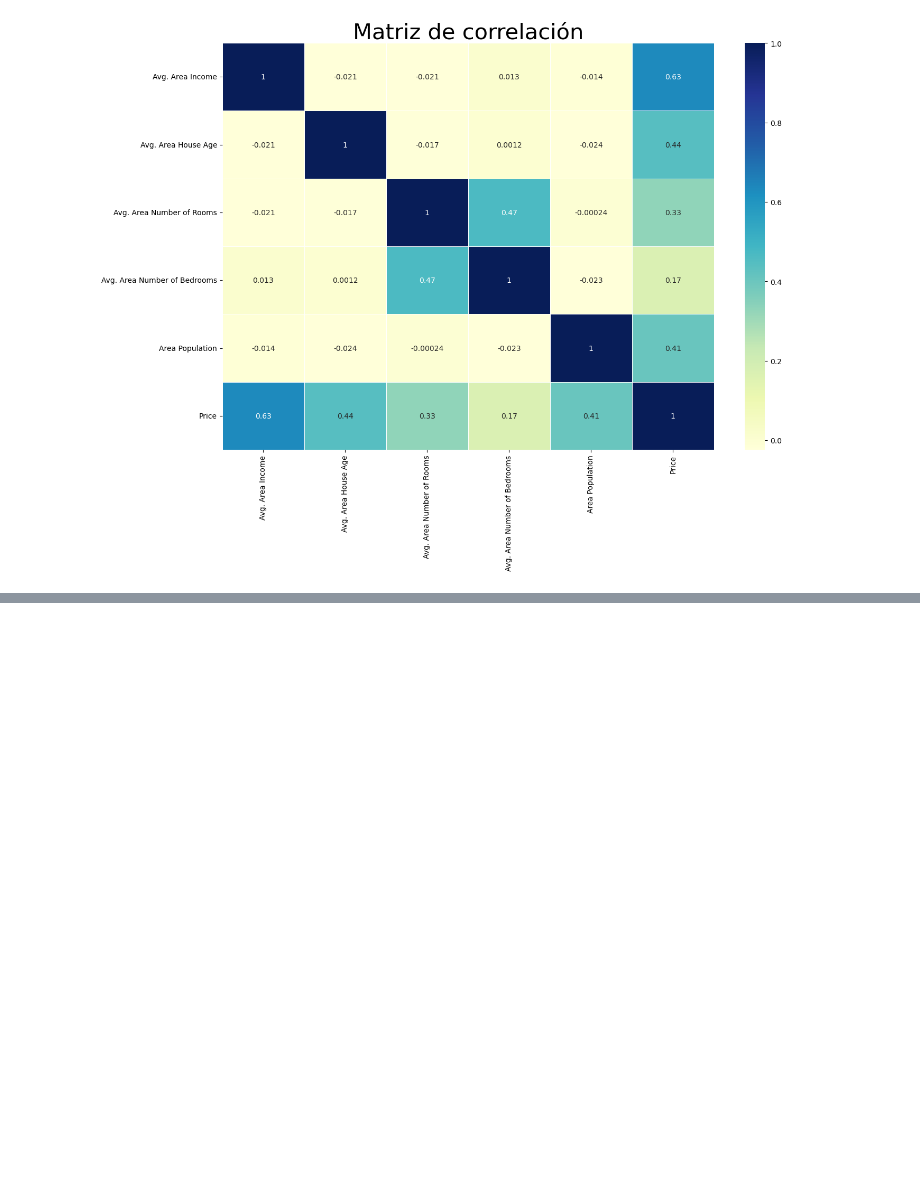
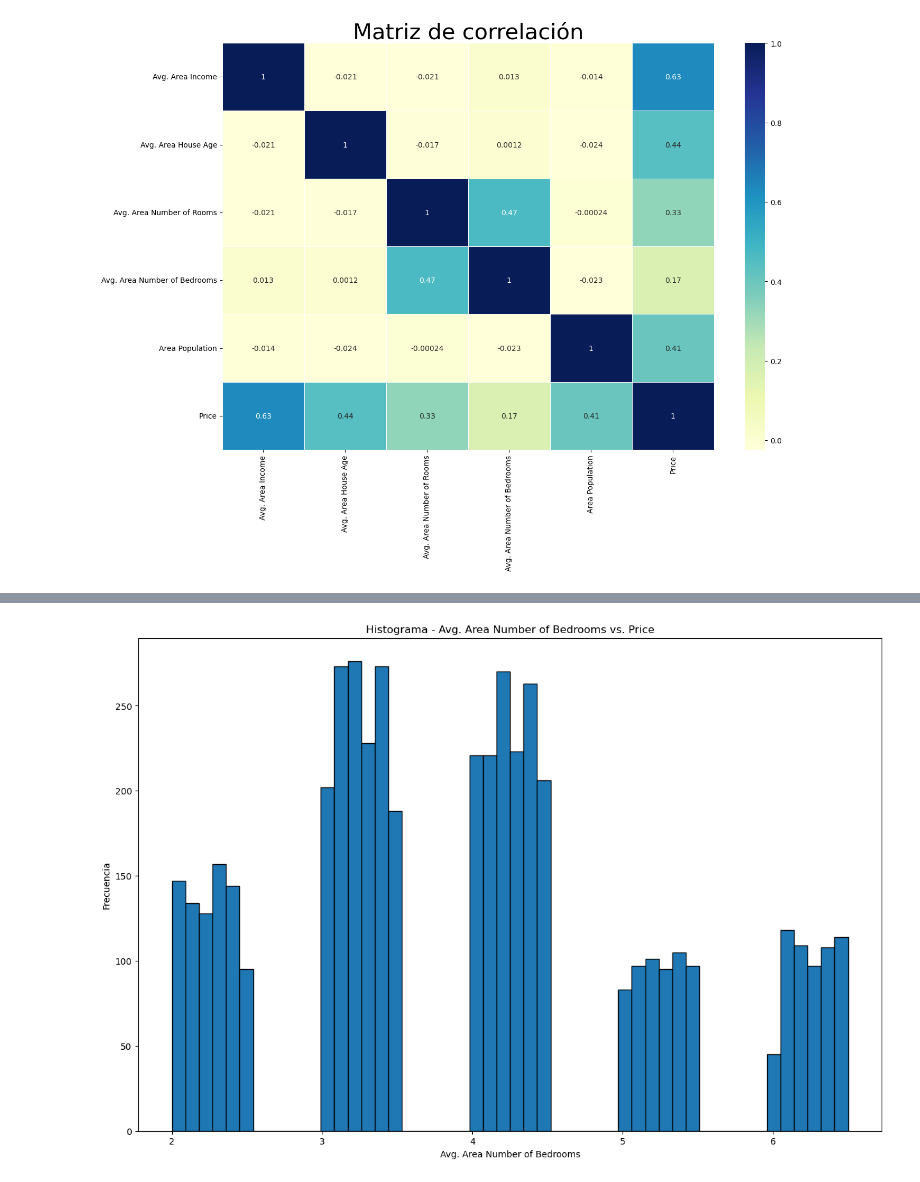
Before and after one commit to mgonzalz/USA_Housing, a Jupyter notebook: usa_housing.ipynb, the cells around one changed output, grey strips where cells are left out. Cells and saved outputs as stored; diff of their text form; code cells hidden in the pictures; blank space fills up the shorter version.

```diff
--- a/usa_housing.ipynb
+++ b/usa_housing.ipynb
@@ -192,0 +228,8 @@ plt.show()
+# %%
+plt.hist(df_housing_f1[df_housing_f1['Price'] < 2000000]['Avg. Area Number of Bedrooms'], bins=50, edgecolor='black')
+plt.xlabel('Avg. Area Number of Bedrooms')
+plt.ylabel('Frecuencia')
+plt.title('Histograma - Avg. Area Number of Bedrooms vs. Price')
+plt.show()
+# %% [output]
+[figure, added]
```
Also changed, not shown: parts of 8 cells of this notebook.
